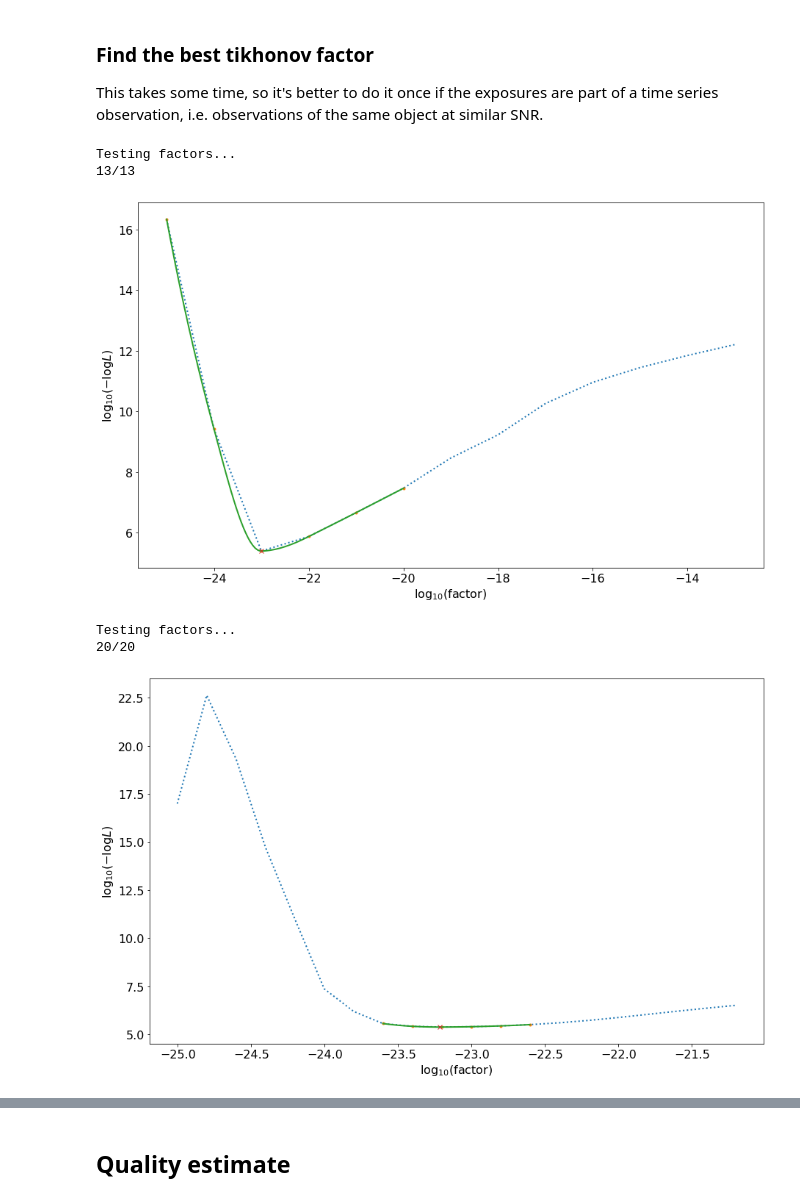
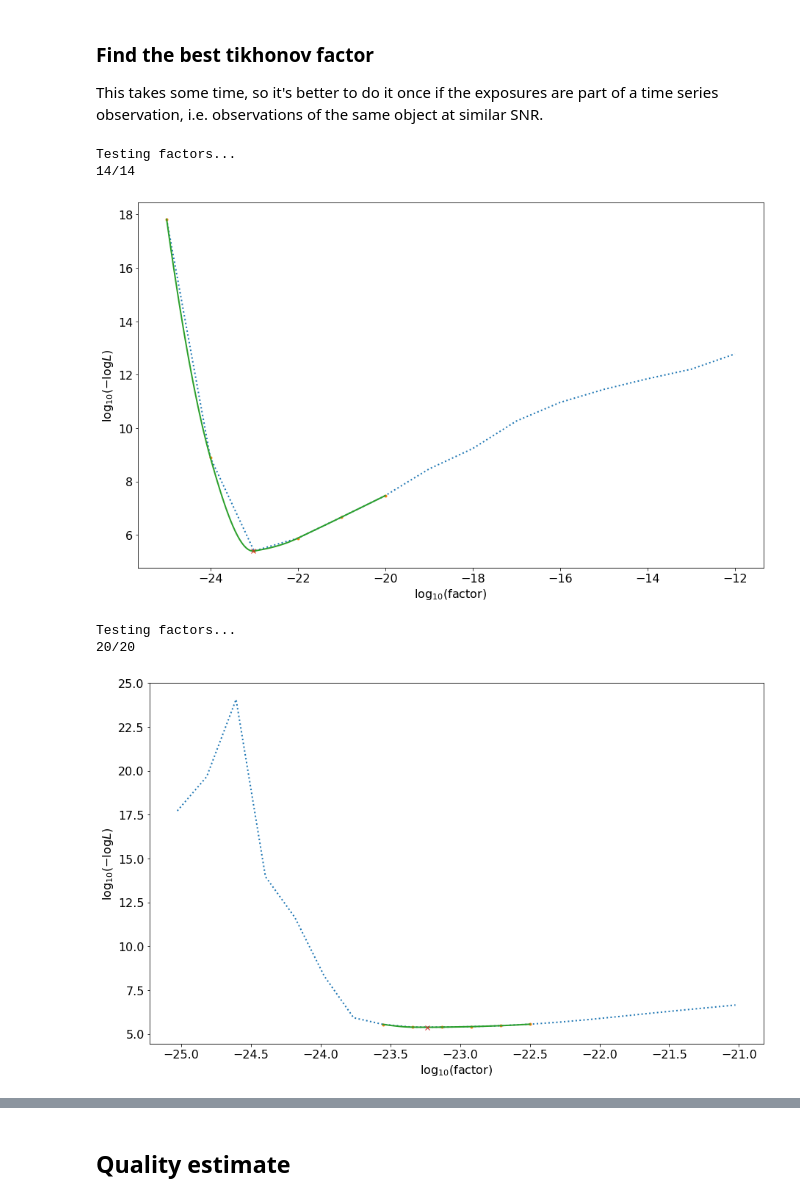
Before and after one commit to njcuk9999/jwst-mtl, a Jupyter notebook: SOSS/Tikhonov_extraction.ipynb, the cells around one changed output, grey strips where cells are left out. Cells and saved outputs as stored; diff of their text form; code cells hidden in the pictures.

Commit message:
Apply or answer Geert Jan comments to example notebook.

```diff
--- a/SOSS/Tikhonov_extraction.ipynb
+++ b/SOSS/Tikhonov_extraction.ipynb
@@ -68,38 +79,44 @@ params["thresh"] = 1e-3  # TODO what does this do, and what are the units?
 ### Initiate extraction object
 (This needs to be done only once unless the oversampling (`n_os`) changes.)
 # %%
-extract = TrpzOverlap([P1, P2], [wv_1, wv_2], **params)
+extract = TrpzOverlap([P1, P2], [wv_1, wv_2], c_kwargs={'thresh':1e-7}, **params)
 # %% [markdown]
 ### Find the best tikhonov factor
 This takes some time, so it's better to do it once if the exposures are part of a time series observation, i.e. observations of the same object at similar SNR.
 # %%
 # Determine which factors to tests.
-factors = 10.**(np.arange(-25, -12, 1))  # TODO Maybe use np.logspace(-25, -12, 14) or similar?
+factors = np.logspace(-25, -12, 14)
 
 # Noise estimate to weigh the pixels.
 # Poisson noise + background noise.
 sig = np.sqrt(data + bkgd_noise**2)
 
 # Tests all these factors.
-tests = extract.get_tikho_tests(factors=factors, data=data, sig=sig)  # TODO sig is the uncertainty on the date here so it might be good to call it that?
+tests = extract.get_tikho_tests(factors, data=data, sig=sig)  # TODO sig is the uncertainty on the date here so it might be good to call it that?
 
 # Find the best factor.
 best_fac = extract.best_tikho_factor(tests=tests, i_plot=True)
 # %% [output]
 Testing factors...
-13/13
+14/14
-[figure, old version]
+[figure, new version]
 # %%
 # Refine the grid (span 4 orders of magnitude).
 best_fac = np.log10(best_fac)
-factors = 10.**(np.arange(best_fac-2, best_fac+2, 0.2))  # TODO again maybe logspace would be better.
+factors = np.logspace(best_fac-2, best_fac+2, 20)
 
-# No need to specify `data` and `sig` again. TODO: why not? Wouldn't it be better to require that to avoid confusion?
-tests = extract.get_tikho_tests(factors, data=data, sig=sig)  # TODO is factors a mandatory keyword? It wasn´t passed that way in the cell above.
+# No need to specify `data` and `sig` again.
+# TODO: why not? Wouldn't it be better to require that to avoid confusion?
+# Answer: When a reference file or science file is specified, the class keeps it
+#         as an attribute. When an extraction is called, it is updated if specified.
+#         It is done to save some text when iterating on the spatial profile, for
+#         example, and to save time (some matrix multiplications don't need to be
+#         re-computed). But I'm open to discuss it!
+tests = extract.get_tikho_tests(factors, data=data, sig=sig)
 best_fac = extract.best_tikho_factor(tests=tests, i_plot=True)
 # %% [output]
 Testing factors...
 20/20
-[figure, old version]
+[figure, new version]
 # %% [markdown]
 ### Extract the oversampled spectrum $f_k$
```
Also changed, not shown: parts of 13 cells of this notebook.
